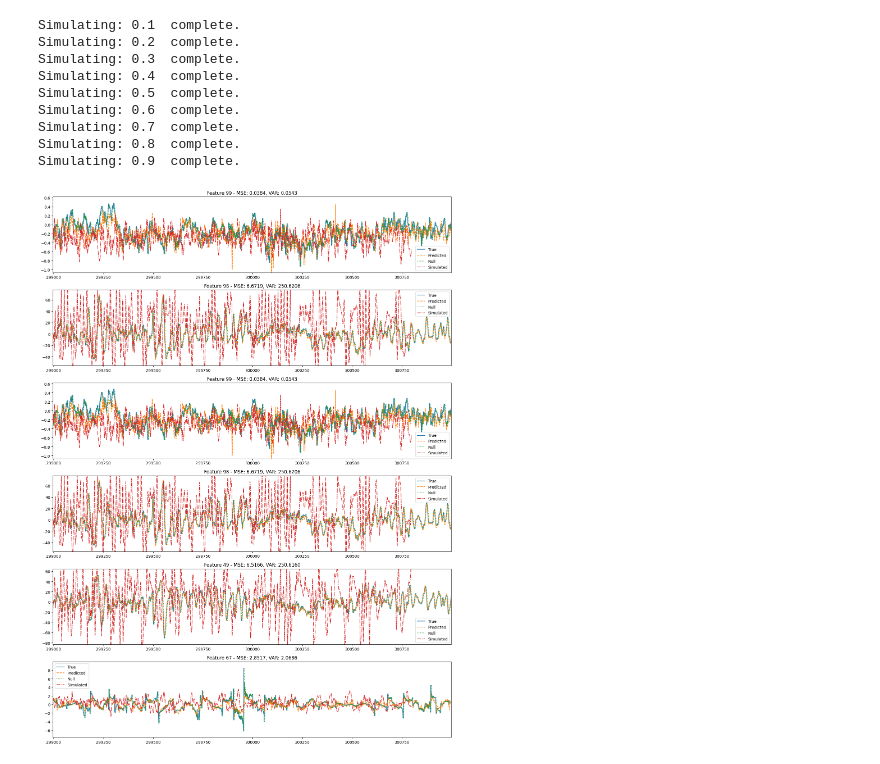
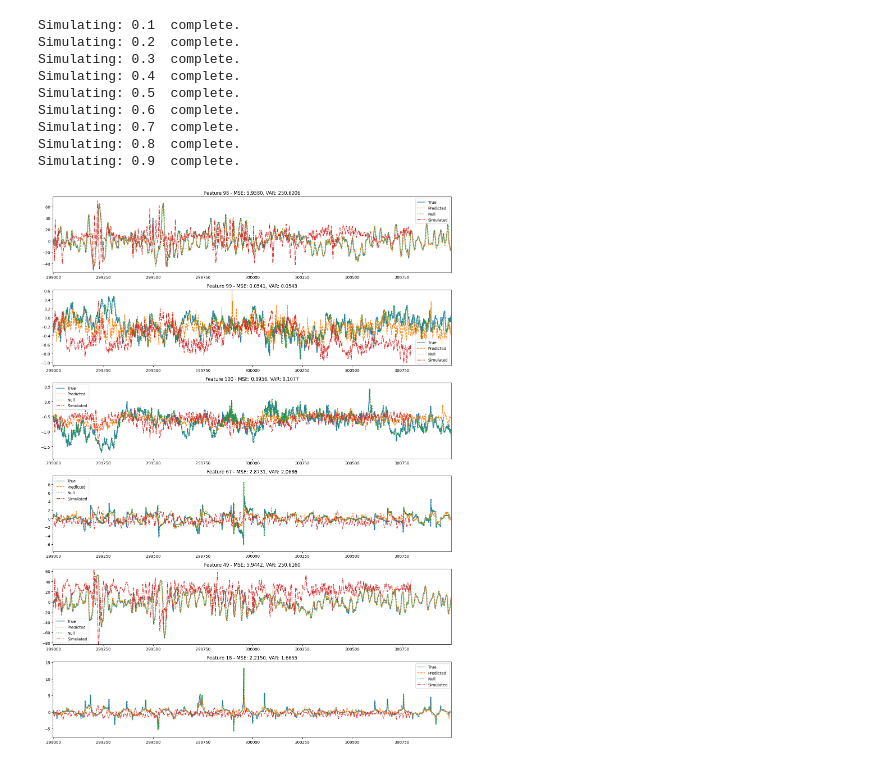
Before and after one commit to targinteanu/NeuralSystemID, a Jupyter notebook: neural_network_pytorch.ipynb, the cells around one changed output. Drawn from its saved outputs; the diff is of its cells as text; code cells hidden in the pictures.

```diff
--- a/neural_network_pytorch.ipynb
+++ b/neural_network_pytorch.ipynb
@@ -160,7 +160,7 @@ print("Batches/epoch:", steps_per_epoch)
 
 model.train()
 num_epochs = 100 # max
-patience = 5
+patience = 10
 best_val = float('inf')
 no_improve = 0
 train_losses = []
@@ -311,34 +311,32 @@ Simulating: 0.9  complete.
 # %%
 # show several examples
 
-iMSEmin = np.argmin(MSE_per_feat)
-iMSEmax = np.argmax(MSE_per_feat)
-iVARmin = np.argmin(var_per_feat)
-iVARmax = np.argmax(var_per_feat)
-iLRNmin = np.argmin(MSE_per_feat / var_per_feat)
-iLRNmax = np.argmax(MSE_per_feat / var_per_feat)
-iToPlot = [iMSEmin, iMSEmax, iVARmin, iVARmax, iLRNmin, iLRNmax]
+iMSE = np.argsort(MSE_per_feat)
+iVAR = np.argsort(var_per_feat)
+iLRN = np.argsort(MSE_per_feat / var_per_feat)
+iToPlot = [iMSE[:2], iMSE[-2:], iVAR[:2], iVAR[-2:], iLRN[:2], iLRN[-2:]]
+iToPlot = list(set([i for sublist in iToPlot for i in sublist]))
 
 plt.figure(figsize=(15,20))
 iPlot = 1
 for i in iToPlot:
     plt.subplot(len(iToPlot), 1, iPlot)
     plt.plot(Y_all_np[:, i], label='True')
     plt.plot(Y_pred_all_np[:, i], label='Predicted', linestyle='--')
     plt.plot(Y_null_all_np[:, i], label='Null', linestyle=':')
     plt.plot(plotxval, Ysim[:,i], label='Simulated', linestyle='-.')
     plt.xlim(plotdomain)
 
     # set the y limits to be slightly larger than the min/max of true values in the plotdomain
     y_min = np.min(Y_all_np[plotdomain[0]:plotdomain[1], i])
     y_max = np.max(Y_all_np[plotdomain[0]:plotdomain[1], i])
     y_range = y_max - y_min
     plt.ylim(y_min - 0.1 * y_range, y_max + 0.1 * y_range)
 
     plt.title(f'Feature {i+1} - MSE: {MSE_per_feat[i]:.4f}, VAR: {var_per_feat[i]:.4f}')
     plt.legend()
     iPlot += 1
 plt.tight_layout()
 plt.show()
 # %% [output]
-[figure, old version]
+[figure, new version]
```
Also changed, not shown: parts of 2 cells of this notebook.
